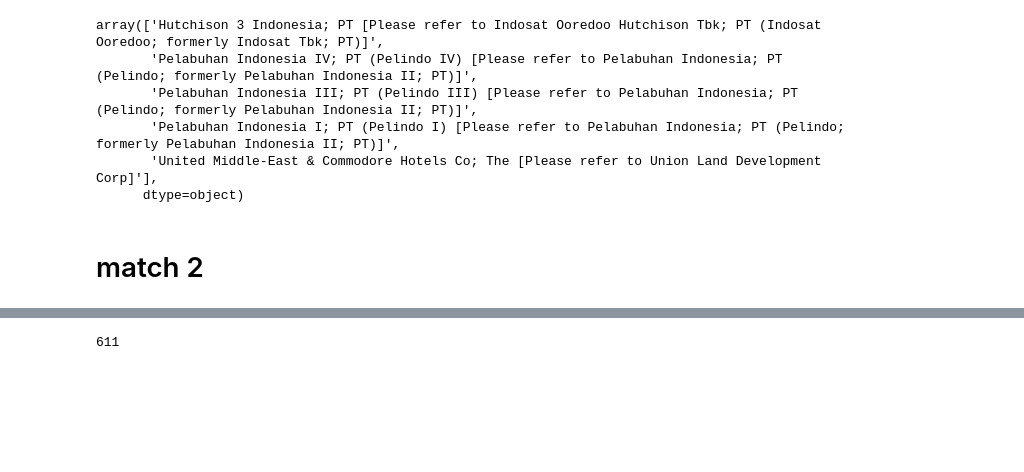
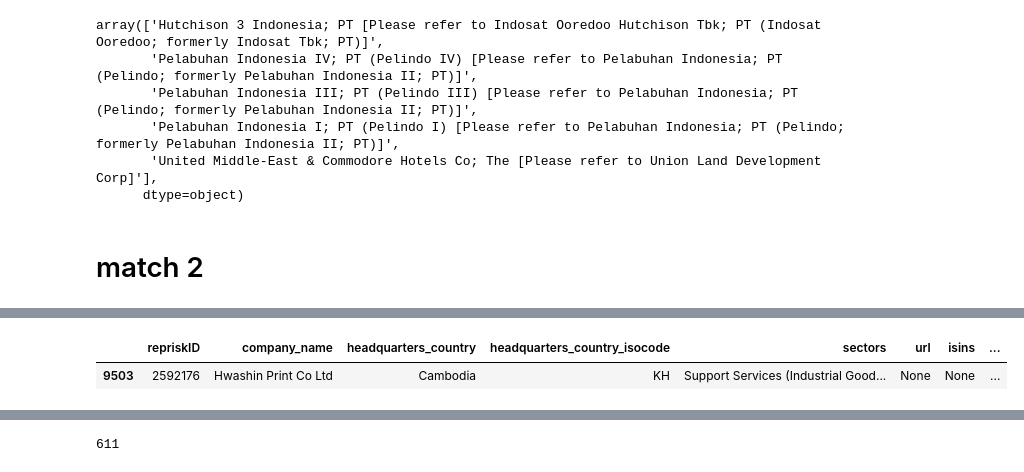
Before and after one commit to xolyn/labor_audit, a Jupyter notebook: LingyuZhou/w8/w8.ipynb, the cells around one changed output, grey strips where cells are left out. Cells and saved outputs as stored; diff of their text form; code cells hidden in the pictures; blank space fills up the shorter version.

```diff
--- a/LingyuZhou/w8/w8.ipynb
+++ b/LingyuZhou/w8/w8.ipynb
@@ -185,0 +241,5 @@ for cname in tqdm(bwUnmatched1cName):
+# %%
+ci[(ci.cName.isin(match1.cName.unique())) & (ci.sectors.str.contains("Media"))]
+# %% [output]
+|  | repriskID | company_name | headquarters_country | headquarters_country_isocode | sectors | url | isins | ... |
+| 9503 | 2592176 | Hwashin Print Co Ltd | Cambodia | KH | Support Services (Industrial Good... | None | None | ... |
```
Also changed, not shown: parts of 8 cells of this notebook, 3 other files.
